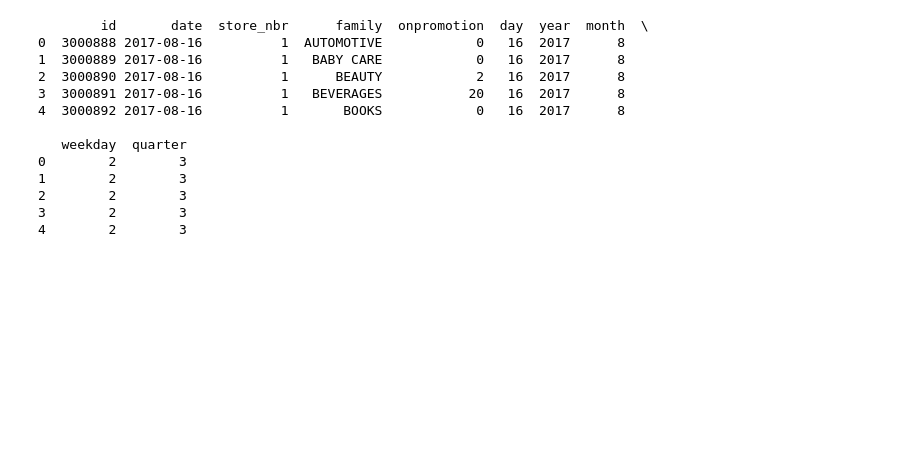
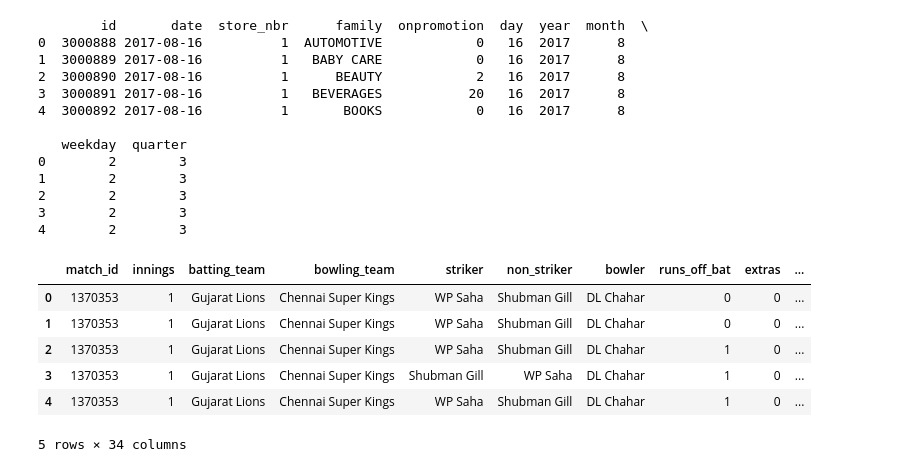
Before and after one commit to Madhukar-Reddy2002/IPL-GURU_2008-23, a Jupyter notebook: Analysis.ipynb, the cells around one changed output. Cells and saved outputs as stored; diff of their text form; code cells hidden in the pictures; blank space fills up the shorter version.

```diff
--- a/Analysis.ipynb
+++ b/Analysis.ipynb
@@ -136,3 +136,15 @@ print(df.head())
 4        2        3
 # %%
 df.to_csv("naya.csv", index=False)
+# %%
+import pandas as pd
+df = pd.read_csv("./new2.csv")
+df.head()
+# %% [output]
+|  | match_id | innings | batting_team | bowling_team | striker | non_striker | bowler | runs_off_bat | extras | ... |
+| 0 | 1370353 | 1 | Gujarat Lions | Chennai Super Kings | WP Saha | Shubman Gill | DL Chahar | 0 | 0 | ... |
+| 1 | 1370353 | 1 | Gujarat Lions | Chennai Super Kings | WP Saha | Shubman Gill | DL Chahar | 0 | 0 | ... |
+| 2 | 1370353 | 1 | Gujarat Lions | Chennai Super Kings | WP Saha | Shubman Gill | DL Chahar | 1 | 0 | ... |
+| 3 | 1370353 | 1 | Gujarat Lions | Chennai Super Kings | Shubman Gill | WP Saha | DL Chahar | 1 | 0 | ... |
+| 4 | 1370353 | 1 | Gujarat Lions | Chennai Super Kings | WP Saha | Shubman Gill | DL Chahar | 1 | 0 | ... |
+5 rows × 34 columns
```
Also changed, not shown: parts of 1 cell of this notebook, 1 other file.
